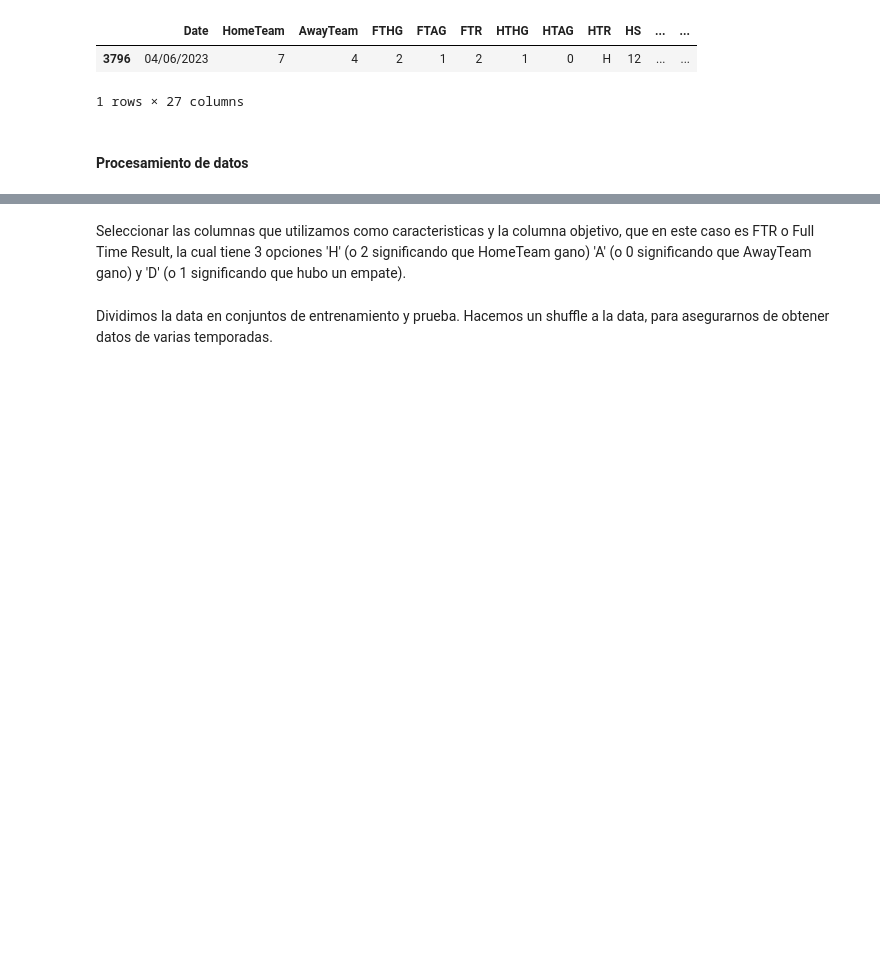
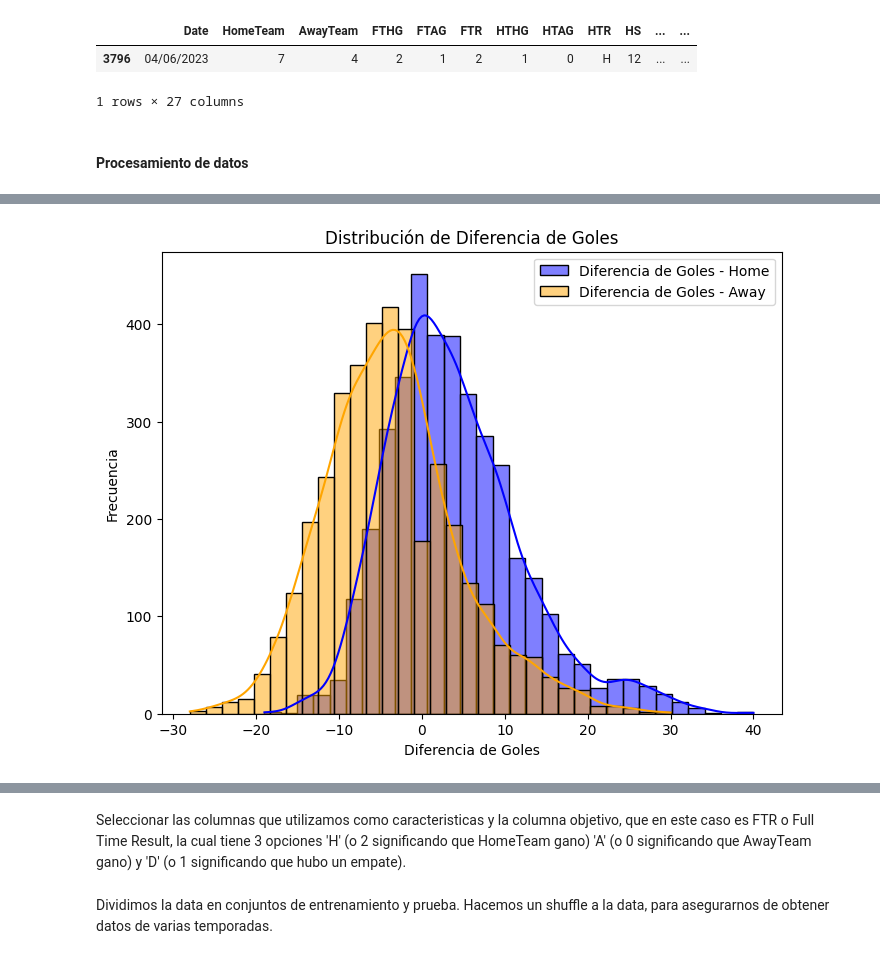
Before and after one commit to javim7/DeepLearning-ProyectoFinal, a Jupyter notebook: modelo.ipynb, the cells around one changed output, grey strips where cells are left out. Cells and saved outputs as stored; diff of their text form; code cells hidden in the pictures; blank space fills up the shorter version.

```diff
--- a/modelo.ipynb
+++ b/modelo.ipynb
@@ -212,0 +249,11 @@ matches.tail(1)
+# %%
+plt.figure(figsize=(8, 6))
+sns.histplot(data['GDH'], bins=30, kde=True, color='blue', label='Diferencia de Goles - Home')
+sns.histplot(data['GDA'], bins=30, kde=True, color='orange', label='Diferencia de Goles - Away')
+plt.title('Distribución de Diferencia de Goles')
+plt.xlabel('Diferencia de Goles')
+plt.ylabel('Frecuencia')
+plt.legend()
+plt.show()
+# %% [output]
+[figure, added]
```
Also changed, not shown: parts of 6 cells of this notebook.
